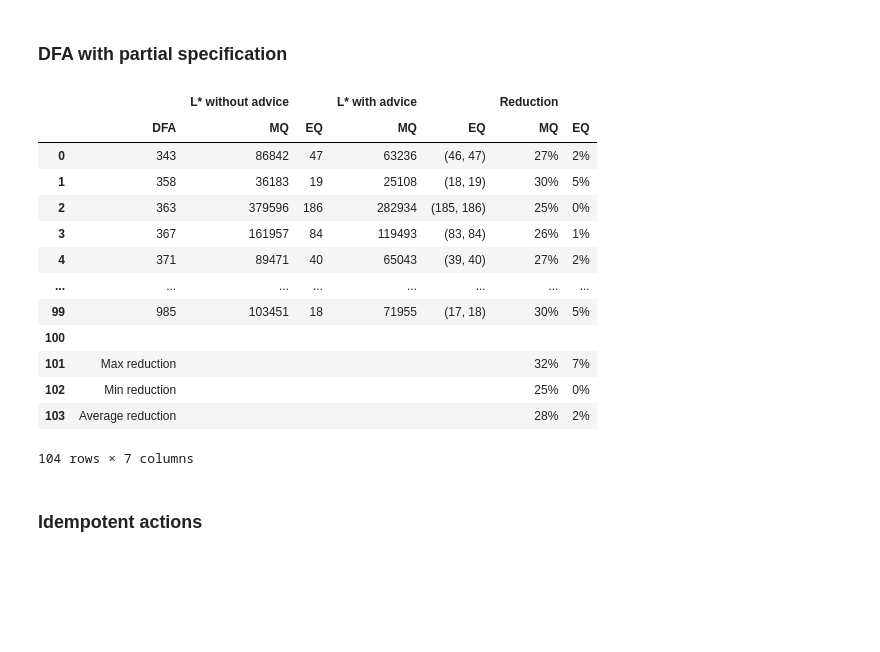
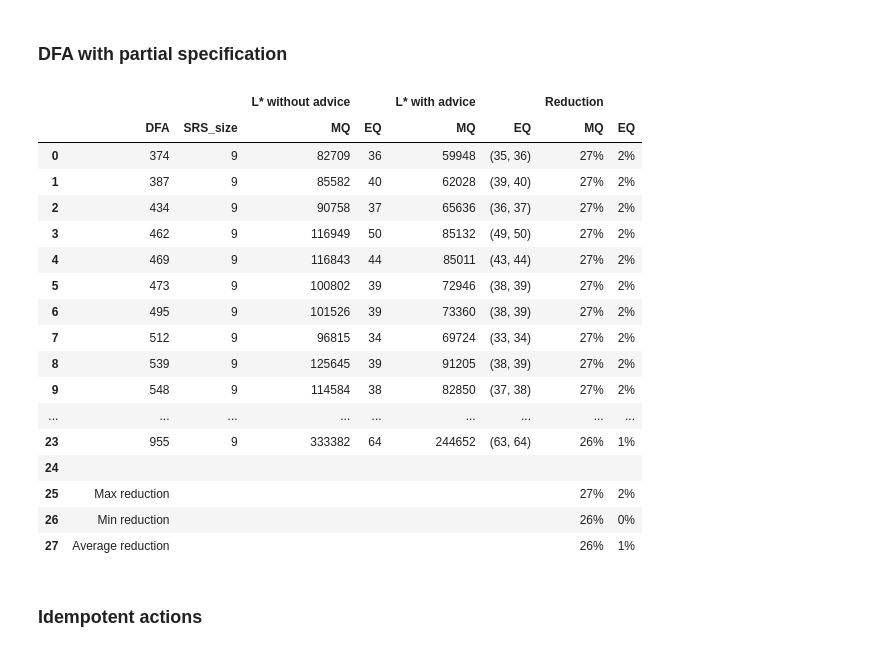
Before and after one commit to michalfica/Learning-automata-with-SRS-, a Jupyter notebook: test_algorithm/test_InferringDFA.ipynb, the cells around one changed output. Cells and saved outputs as stored; diff of their text form; code cells hidden in the pictures; blank space fills up the shorter version.

```diff
--- a/test_algorithm/test_InferringDFA.ipynb
+++ b/test_algorithm/test_InferringDFA.ipynb
@@ -107,7 +107,7 @@ class RecordPattern:
     def print_record(self):
         print(f"|d1| = {self.d1}, |d2| = {self.d2}, |conv| = {self.conv}, (mq, eq) = {self.cnt_normal} vs (mq, eq) = {self.cnt_with_advice}, mq_reduction = {self.mq_reduction}, eq_reduction ={self.eq_reduction}")
 # %%
-number_of_itreations = 1
+number_of_itreations = 25
 seeds =  [i for i in range(number_of_itreations)]
 input_signs = ['a', 'b', 'c', 'd']
 
@@ -134,7 +134,8 @@ while i < number_of_itreations:
 
     d, cnt_with_advice, cnt_ex_with_advice = run_learning_process(test=test_example(dfa=conv_dfa), advice_system=SRS(), check_consistency=True)
     d.type = DFA.CONV_DFA
-    print(f"rozmiar conwolucji: {d.Q}")
+    if d.Q > 1000:
+        continue
     _, cnt_normal, _ = run_learning_process(test=test_example(dfa=d), advice_system=None, check_consistency=False)
 
     results.append(RecordPattern(d1=d1.Q, d1_type = dfa1.type, d2=d2.Q, d2_type=dfa2.type, conv=d.Q, cnt_normal=cnt_normal, cnt_with_advice=(cnt_with_advice, cnt_ex_with_advice)))
@@ -413,11 +354,10 @@ class RecordMARKED:
     def print_record(self):
         print(f"|d| = {self.d}, |cnt_normal| = {self.cnt_normal} vs |cnt_with_advice| = {self.cnt_with_advice}")
 # %%
-seeds = [i+1 for i in range(10)]
-
+number_of_itreations = 10
+seeds = [i+1 for i in range(number_of_itreations)]
 input_signs = ['a', 'b', 'c', 'd']
 max_number_of_states = 500
-number_of_itreations = len(seeds)
 
 results = []
 
@@ -434,7 +374,7 @@ while i < number_of_itreations:
     # _, cnt_normal, _ = run_learning_process(test=test_example(dfa=d_marked))
     _, cnt_with_advice, cnt_ex_with_advice = run_learning_process(test=test_example(dfa=d_marked), advice_system=SRS(), check_consistency=True)
 
-    results.append(RecordMARKED(d=d.Q, cnt_normal=cnt_normal, cnt_with_advice=(cnt_with_advice, len(cnt_ex_with_advice))))
+    results.append(RecordMARKED(d=d.Q, cnt_normal=cnt_normal, cnt_with_advice=(cnt_with_advice, cnt_ex_with_advice)))
 # %%
 results.sort(key=lambda x: x.d)
 # %%
@@ -472,21 +412,22 @@ display(df)
 ### DFA with partial specification
 # %%
 class RecordPARTIAL:
-    def __init__(self, d, cnt_normal, cnt_with_advice):
+    def __init__(self, d, cnt_normal, cnt_with_advice, srs_size):
         self.d = d
         self.cnt_normal = cnt_normal
         self.cnt_with_advice = cnt_with_advice
+        self.srs_size = srs_size
 
         self.mq_reduction = int(((cnt_normal[0] - cnt_with_advice[0][0])/cnt_normal[0])*100)
         self.eq_reduction = int(((cnt_normal[1] - cnt_with_advice[0][1])/cnt_normal[1])*100)
+
     def print_record(self):
         print(f"|d1| = {self.d}, |d_cnt_normal| = {self.cnt_normal} vs |d_cnt_with_partial_advice| = {self.cnt_with_partial_advice}")
 # %%
-seeds = [i+1 for i in range(100)]
-
-input_signs = ['a', 'b', 'c', 'd'] #, 'e', 'f']
+number_of_itreations = 100
+seeds = [i+1 for i in range(number_of_itreations)]
+input_signs = ['a', 'b', 'c', 'd']
 max_number_of_states = 1000
-number_of_itreations = len(seeds)
 
 results = []
 
@@ -504,40 +445,45 @@ while i < number_of_itreations:
     dfa_to_learn = dfa_.create_coppy_with_start_sign()
 
     d, cnt_normal, _ = run_learning_process(test_example(dfa=copy.deepcopy(dfa_to_learn)), advice_system=None, check_consistency=False)
-    _, cnt_with_advice, cnt_ex_with_advice = run_learning_process(test=test_example(dfa=dfa_to_learn), advice_system=dfa_partial, check_consistency=True)
+    _, cnt_with_advice, cnt_ex_with_advice, srs_size = run_learning_process(test=test_example(dfa=dfa_to_learn), advice_system=dfa_partial, check_consistency=True, return_srs_size=True)
 
-    results.append(RecordPARTIAL(d=d.Q, cnt_normal=cnt_normal, cnt_with_advice=(cnt_with_advice, cnt_ex_with_advice)))
+    results.append(RecordPARTIAL(d=d.Q, cnt_normal=cnt_normal, cnt_with_advice=(cnt_with_advice, cnt_ex_with_advice), srs_size=srs_size))
 # %%
 results.sort(key = lambda x: x.d)
 # %%
-columns = [('', 'DFA'), ('L* without advice', 'MQ'), ('L* without advice', 'EQ'), ('L* with advice', 'MQ'), ('L* with advice', 'EQ'), ('Reduction', 'MQ'), ('Reduction', 'EQ')]
+columns = [('', 'DFA'), ('', 'SRS_size'), ('L* without advice', 'MQ'), ('L* without advice', 'EQ'), ('L* with advice', 'MQ'), ('L* with advice', 'EQ'), ('Reduction', 'MQ'), ('Reduction', 'EQ')]
 data = {
     columns[0]: [r.d for r in results],
-    columns[1]: [r.cnt_normal[0] for r in results],
-    columns[2]: [r.cnt_normal[1] for r in results],
-    columns[3]: [r.cnt_with_advice[0][0] for r in results],
-    columns[4]: [(r.cnt_with_advice[0][1], r.cnt_with_advice[1]) for r in results],
-    columns[5]: [r.mq_reduction for r in results],
-    columns[6]: [r.eq_reduction for r in results]
+    columns[1]: [r.srs_size for r in results],
+    columns[2]: [r.cnt_normal[0] for r in results],
+    columns[3]: [r.cnt_normal[1] for r in results],
+    columns[4]: [r.cnt_with_advice[0][0] for r in results],
+    columns[5]: [(r.cnt_with_advice[0][1], r.cnt_with_advice[1]) for r in results],
+    columns[6]: [r.mq_reduction for r in results],
+    columns[7]: [r.eq_reduction for r in results]
 }
 
 df = create_table(columns=columns, data=data)
 display(df)
 # %% [output]
-|  |  | L* without advice |  | L* with advice |  | Reduction |  |
-|  | DFA | MQ | EQ | MQ | EQ | MQ | EQ |
-| 0 | 343 | 86842 | 47 | 63236 | (46, 47) | 27% | 2% |
-| 1 | 358 | 36183 | 19 | 25108 | (18, 19) | 30% | 5% |
-| 2 | 363 | 379596 | 186 | 282934 | (185, 186) | 25% | 0% |
-| 3 | 367 | 161957 | 84 | 119493 | (83, 84) | 26% | 1% |
-| 4 | 371 | 89471 | 40 | 65043 | (39, 40) | 27% | 2% |
-| ... | ... | ... | ... | ... | ... | ... | ... |
-| 99 | 985 | 103451 | 18 | 71955 | (17, 18) | 30% | 5% |
-| 100 |  |  |  |  |  |  |  |
-| 101 | Max reduction |  |  |  |  | 32% | 7% |
-| 102 | Min reduction |  |  |  |  | 25% | 0% |
-| 103 | Average reduction |  |  |  |  | 28% | 2% |
+|  |  |  | L* without advice |  | L* with advice |  | Reduction |  |
+|  | DFA | SRS_size | MQ | EQ | MQ | EQ | MQ | EQ |
+| 0 | 374 | 9 | 82709 | 36 | 59948 | (35, 36) | 27% | 2% |
+| 1 | 387 | 9 | 85582 | 40 | 62028 | (39, 40) | 27% | 2% |
+| 2 | 434 | 9 | 90758 | 37 | 65636 | (36, 37) | 27% | 2% |
+| 3 | 462 | 9 | 116949 | 50 | 85132 | (49, 50) | 27% | 2% |
+| 4 | 469 | 9 | 116843 | 44 | 85011 | (43, 44) | 27% | 2% |
+| 5 | 473 | 9 | 100802 | 39 | 72946 | (38, 39) | 27% | 2% |
+| 6 | 495 | 9 | 101526 | 39 | 73360 | (38, 39) | 27% | 2% |
+| 7 | 512 | 9 | 96815 | 34 | 69724 | (33, 34) | 27% | 2% |
+| 8 | 539 | 9 | 125645 | 39 | 91205 | (38, 39) | 27% | 2% |
+| 9 | 548 | 9 | 114584 | 38 | 82850 | (37, 38) | 27% | 2% |
+| ... | ... | ... | ... | ... | ... | ... | ... | ... |
+| 23 | 955 | 9 | 333382 | 64 | 244652 | (63, 64) | 26% | 1% |
+| 24 |  |  |  |  |  |  |  |  |
+| 25 | Max reduction |  |  |  |  |  | 27% | 2% |
+| 26 | Min reduction |  |  |  |  |  | 26% | 0% |
+| 27 | Average reduction |  |  |  |  |  | 26% | 1% |
-104 rows × 7 columns
 # %% [markdown]
 ### Idempotent actions
 # %%
```
Also changed, not shown: parts of 8 cells of this notebook.
